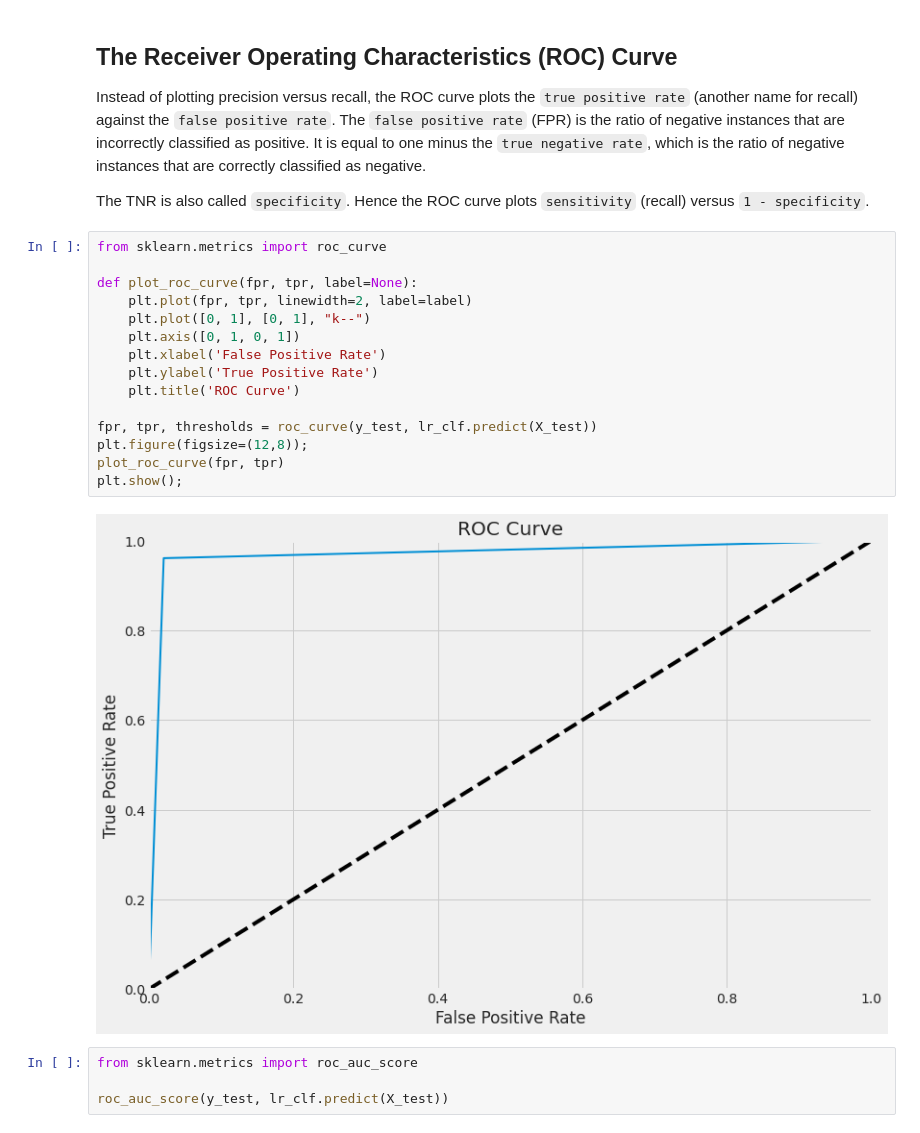
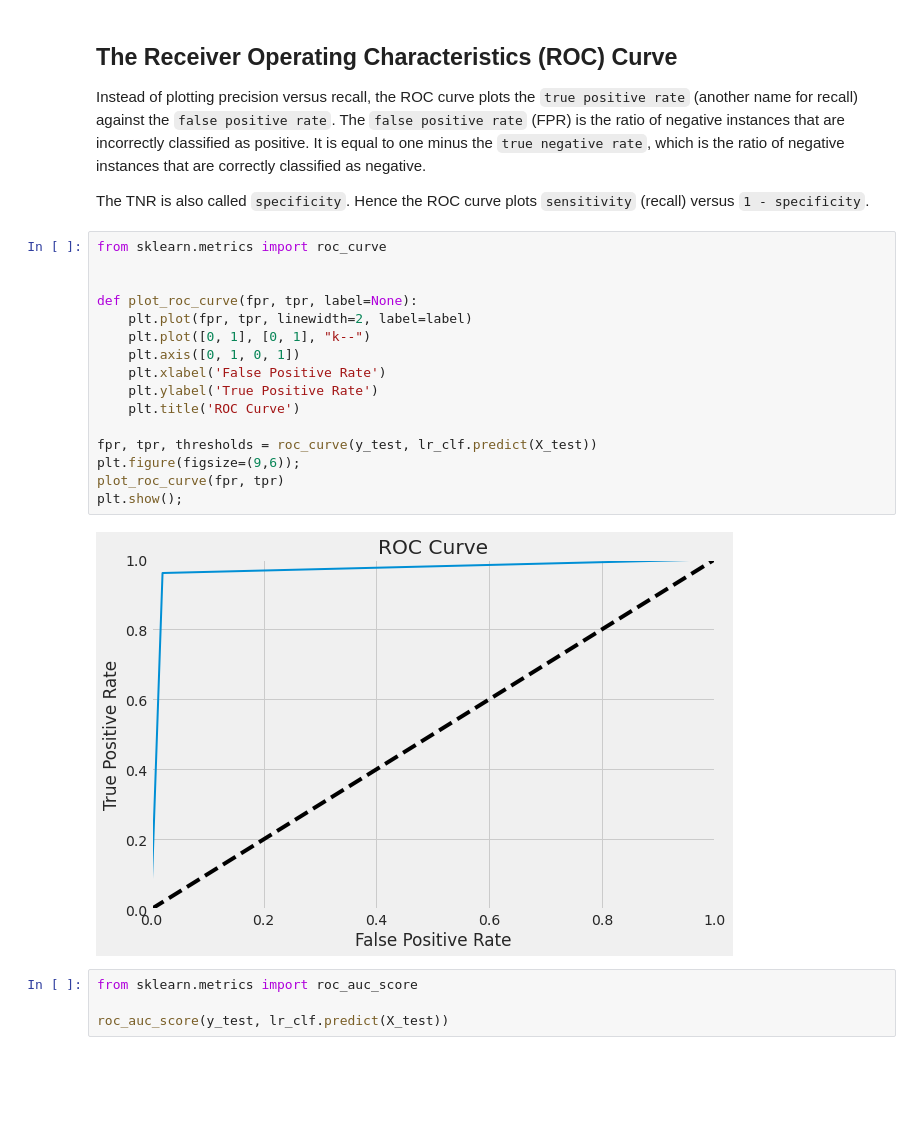
Before and after one commit to fares-ds/Data-Science-Projects-From-Kaggle, a Jupyter notebook: logistic-regression-data-preprocessing.ipynb, the cells around one changed output. Drawn from its saved outputs; the diff is of its cells as text; blank space fills up the shorter version.

```diff
--- a/logistic-regression-data-preprocessing.ipynb
+++ b/logistic-regression-data-preprocessing.ipynb
@@ -361,21 +364,22 @@ Instead of plotting precision versus recall, the ROC curve plots the `true posit
 The TNR is also called `specificity`. Hence the ROC curve plots `sensitivity` (recall) versus `1 - specificity`.
 # %%
 from sklearn.metrics import roc_curve
+
 
 def plot_roc_curve(fpr, tpr, label=None):
     plt.plot(fpr, tpr, linewidth=2, label=label)
     plt.plot([0, 1], [0, 1], "k--")
     plt.axis([0, 1, 0, 1])
     plt.xlabel('False Positive Rate')
     plt.ylabel('True Positive Rate')
     plt.title('ROC Curve')
 
 fpr, tpr, thresholds = roc_curve(y_test, lr_clf.predict(X_test))
-plt.figure(figsize=(12,8));
+plt.figure(figsize=(9,6));
 plot_roc_curve(fpr, tpr)
 plt.show();
 # %% [output]
-[figure, old version]
+[figure, new version]
 # %%
 from sklearn.metrics import roc_auc_score
 
```
Also changed, not shown: parts of 4 cells of this notebook.
